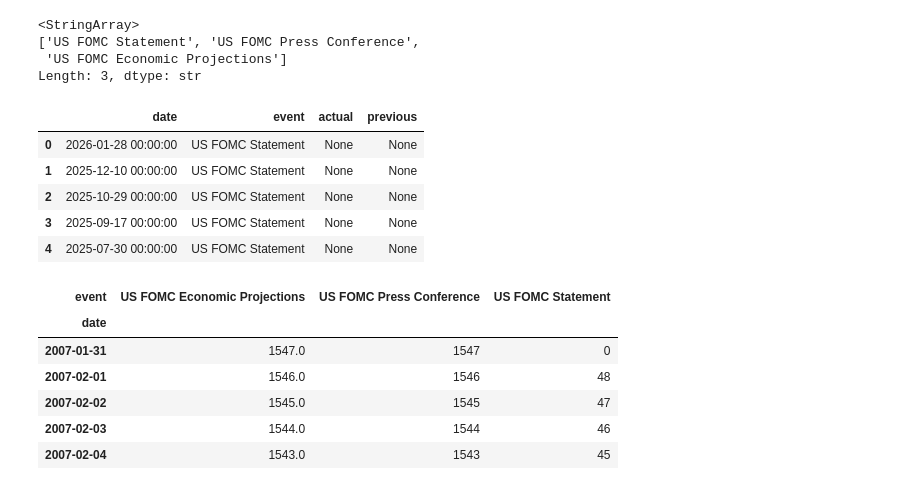
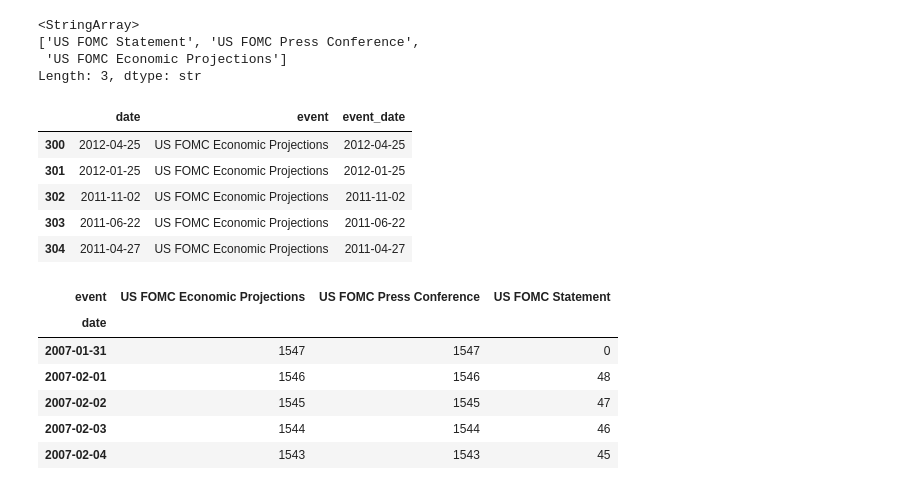
Before and after one commit to iagorivadulla/Market-Regime-ML-Meta-Labeling-System, a Jupyter notebook: data/interim/testing.ipynb, the cells around one changed output. Saved outputs shown, nothing was run; the diff lists cells and outputs as text; code cells hidden in the pictures.

Commit message:
event countdown dataset

```diff
--- a/data/interim/testing.ipynb
+++ b/data/interim/testing.ipynb
@@ -275,18 +275,30 @@ events_no_data['event'].unique()
  'US FOMC Economic Projections']
 Length: 3, dtype: str
 # %%
-events_no_data.head()
+events_no_data.tail()
 # %% [output]
-|  | date | event | actual | previous |
-| 0 | 2026-01-28 00:00:00 | US FOMC Statement | None | None |
-| 1 | 2025-12-10 00:00:00 | US FOMC Statement | None | None |
-| 2 | 2025-10-29 00:00:00 | US FOMC Statement | None | None |
-| 3 | 2025-09-17 00:00:00 | US FOMC Statement | None | None |
-| 4 | 2025-07-30 00:00:00 | US FOMC Statement | None | None |
+|  | date | event | event_date |
+| 300 | 2012-04-25 | US FOMC Economic Projections | 2012-04-25 |
+| 301 | 2012-01-25 | US FOMC Economic Projections | 2012-01-25 |
+| 302 | 2011-11-02 | US FOMC Economic Projections | 2011-11-02 |
+| 303 | 2011-06-22 | US FOMC Economic Projections | 2011-06-22 |
+| 304 | 2011-04-27 | US FOMC Economic Projections | 2011-04-27 |
 # %%
 '''
 here we need to make a new col to calculate the next day of event
 '''
+
+#manually adds next event date, all of them are Mar 18 2026
+future_event_dates = pd.to_datetime('2026-03-18')
+cols = events_no_data['event'].unique()
+
+last_event = pd.DataFrame({
+    'date': [future_event_dates] * len(cols), #number of events
+    'event': cols
+})
+
+#concat this event to the original df
+events_no_data = pd.concat([events_no_data, last_event], ignore_index=True)
 
 #creates a new col for the event day
 events_no_data['event_date'] = events_no_data['date']
@@ -317,8 +329,8 @@ df_countdown.head()
 # %% [output]
 | event | US FOMC Economic Projections | US FOMC Press Conference | US FOMC Statement |
 | date |  |  |  |
-| 2007-01-31 | 1547.0 | 1547 | 0 |
-| 2007-02-01 | 1546.0 | 1546 | 48 |
-| 2007-02-02 | 1545.0 | 1545 | 47 |
-| 2007-02-03 | 1544.0 | 1544 | 46 |
-| 2007-02-04 | 1543.0 | 1543 | 45 |
+| 2007-01-31 | 1547 | 1547 | 0 |
+| 2007-02-01 | 1546 | 1546 | 48 |
+| 2007-02-02 | 1545 | 1545 | 47 |
+| 2007-02-03 | 1544 | 1544 | 46 |
+| 2007-02-04 | 1543 | 1543 | 45 |
```
